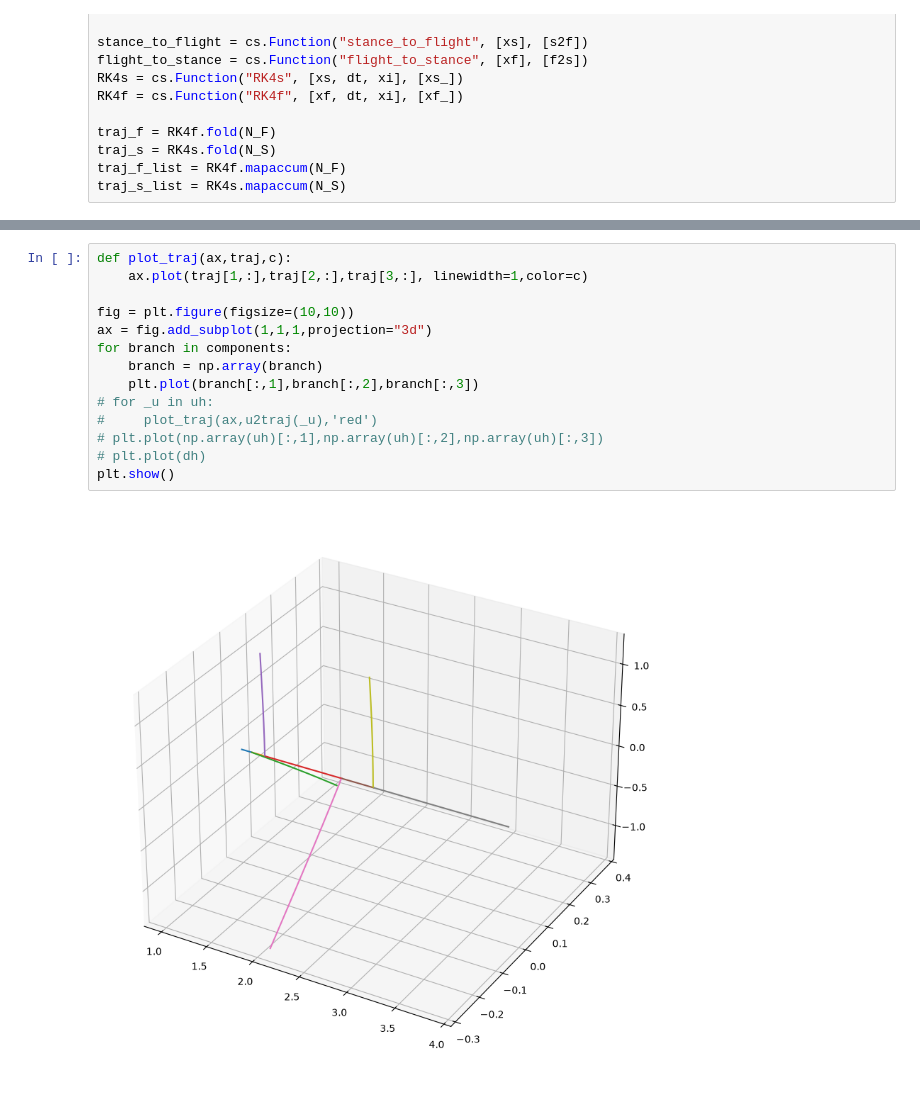
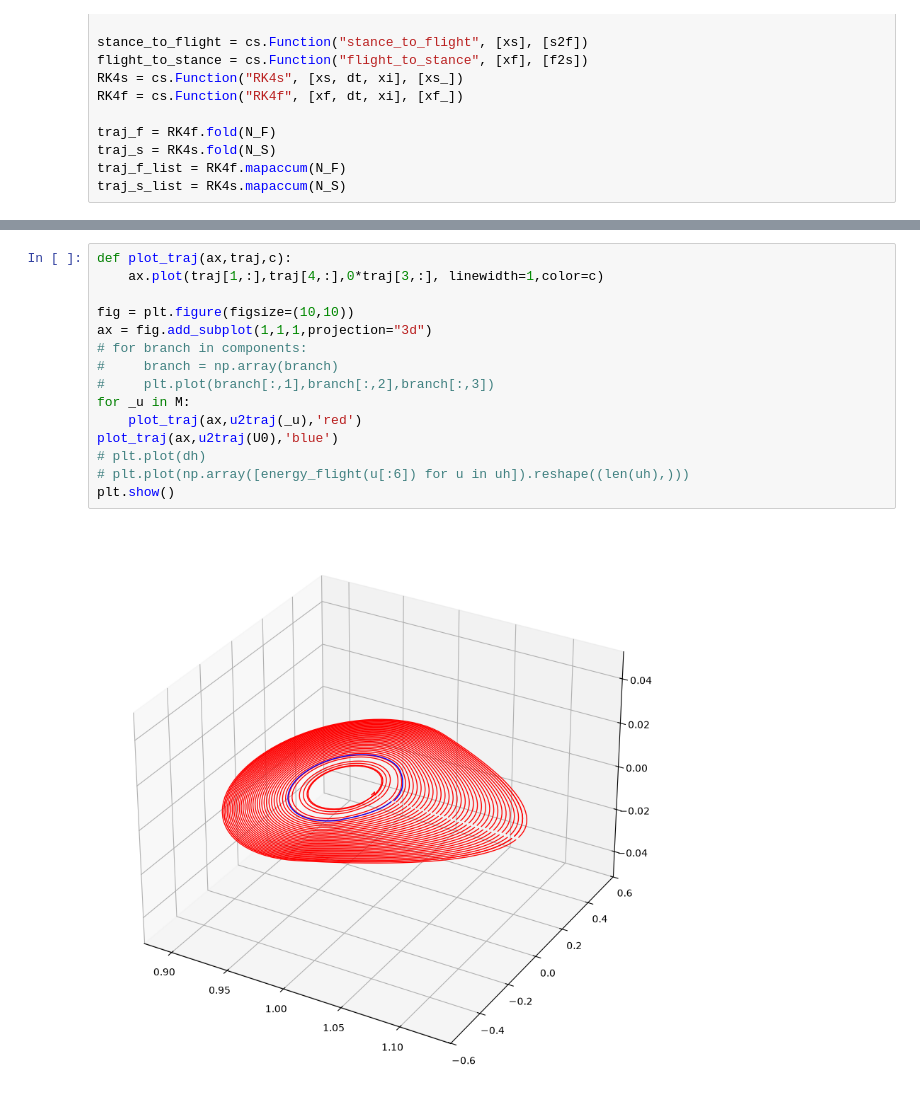
Before and after one commit to GLembrez/NMM-hopper, a Jupyter notebook: simple_shooting/raff_et_al.ipynb, the cells around one changed output, grey strips where cells are left out. Saved outputs shown, nothing was run; the diff lists cells and outputs as text.

```diff
--- a/simple_shooting/raff_et_al.ipynb
+++ b/simple_shooting/raff_et_al.ipynb
@@ -200,16 +379,17 @@ This program contains Ipopt, a library for large-scale nonlinear optimization.
 # %%
 def plot_traj(ax,traj,c):
-    ax.plot(traj[1,:],traj[2,:],traj[3,:], linewidth=1,color=c)
+    ax.plot(traj[1,:],traj[4,:],0*traj[3,:], linewidth=1,color=c)
 
 fig = plt.figure(figsize=(10,10))
 ax = fig.add_subplot(1,1,1,projection="3d")
-for branch in components:
-    branch = np.array(branch)
-    plt.plot(branch[:,1],branch[:,2],branch[:,3])
-# for _u in uh:
-#     plot_traj(ax,u2traj(_u),'red')
-# plt.plot(np.array(uh)[:,1],np.array(uh)[:,2],np.array(uh)[:,3])
+# for branch in components:
+#     branch = np.array(branch)
+#     plt.plot(branch[:,1],branch[:,2],branch[:,3])
+for _u in M:
+    plot_traj(ax,u2traj(_u),'red')
+plot_traj(ax,u2traj(U0),'blue')
 # plt.plot(dh)
+# plt.plot(np.array([energy_flight(u[:6]) for u in uh]).reshape((len(uh),)))
 plt.show()
 # %% [output]
-[figure, old version]
+[figure, new version]
```
Also changed, not shown: parts of 10 cells of this notebook, 1 other file.
